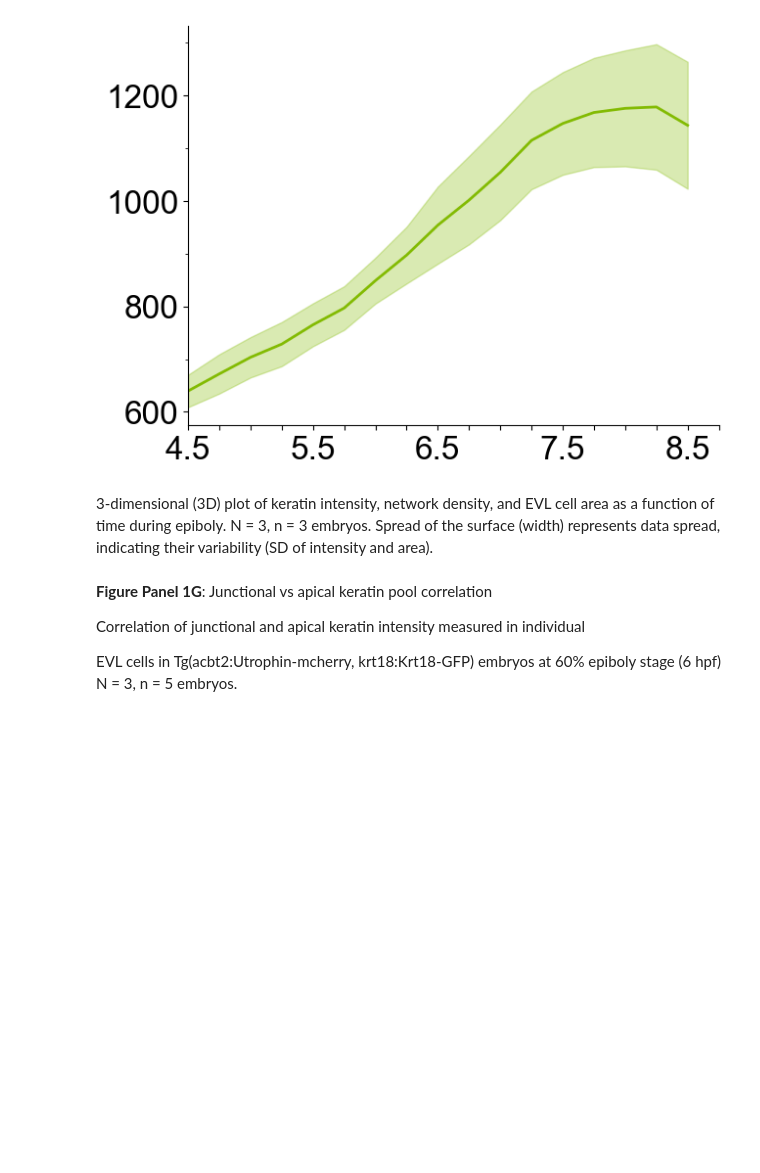
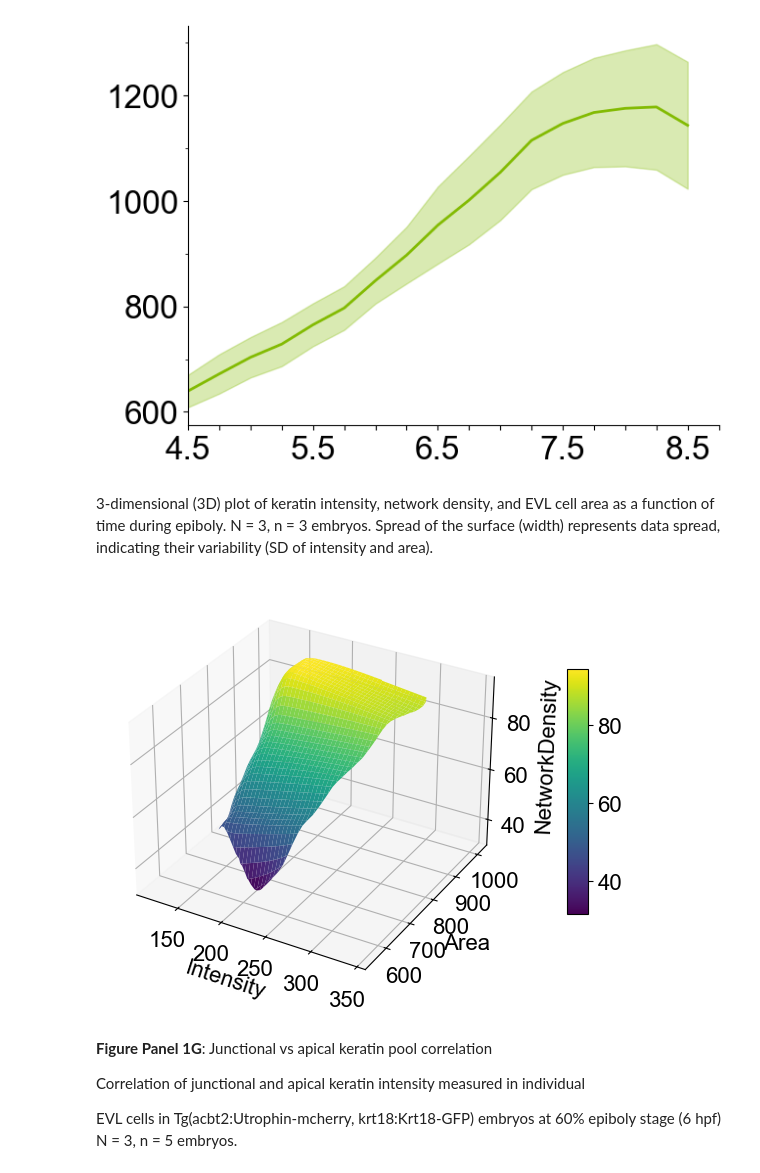
Before and after one commit to Suyash-Naik/2026-Keratinepithlialspreadingcoordinate-Data, a Jupyter notebook: notebooks/Figure1_KeratinNetworkMaturationEVL.ipynb, the cells around one changed output. Drawn from its saved outputs; the diff is of its cells as text; code cells hidden in the pictures; blank space fills up the shorter version.

Commit message:
pdates for figure panel F

```diff
--- a/notebooks/Figure1_KeratinNetworkMaturationEVL.ipynb
+++ b/notebooks/Figure1_KeratinNetworkMaturationEVL.ipynb
@@ -278,6 +278,24 @@ plt.show()
 # %% [markdown]
 3-dimensional (3D) plot of keratin intensity, network density, and EVL cell area as a function of time during epiboly. N = 3, n = 3 embryos.
 Spread of the surface (width) represents data spread, indicating their variability (SD of intensity and area).
+# %%
+nd_raw= build_nd_raw_dataset(
+    ndfolders=ndfolders,
+    time_minutes=[20,15,10],
+    time0=[4.0,4.0,4.5],
+    id_tags=["2503", "2410", "1801"],
+    aggregate="mean"
+)
+nd_raw = nd_raw.dropna(subset=["Intensity", "Area", "NetworkDensity"])
+fig, ax, surf= plot_nd_surface(
+    nd_raw,
+    x_col="Intensity",
+    y_col="Area",
+    z_col="NetworkDensity",
+    grid_res=350
+)
+# %% [output]
+[figure, added]
 # %% [markdown]
 **Figure Panel 1G**: Junctional vs apical keratin pool correlation
 
```
Also changed, not shown: parts of 3 cells of this notebook, 1 other file.
